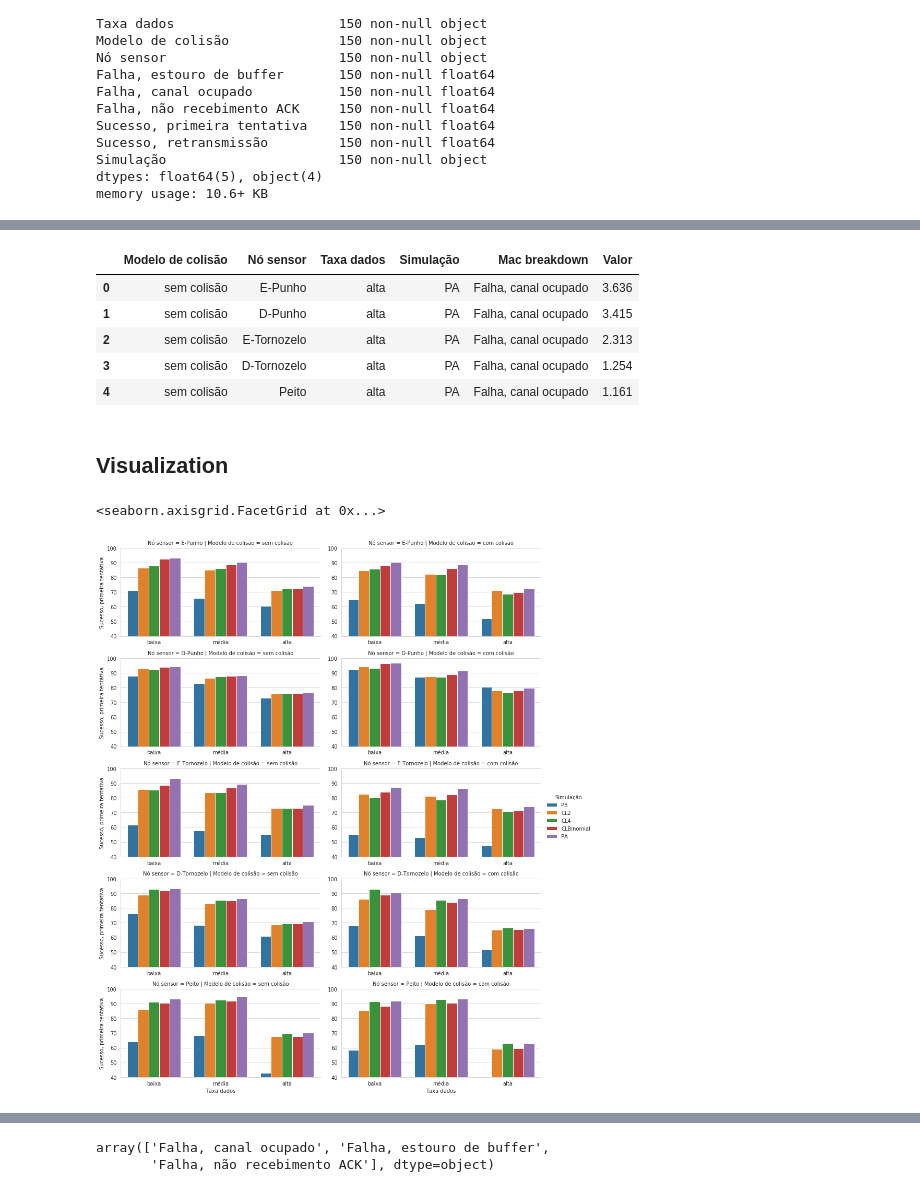
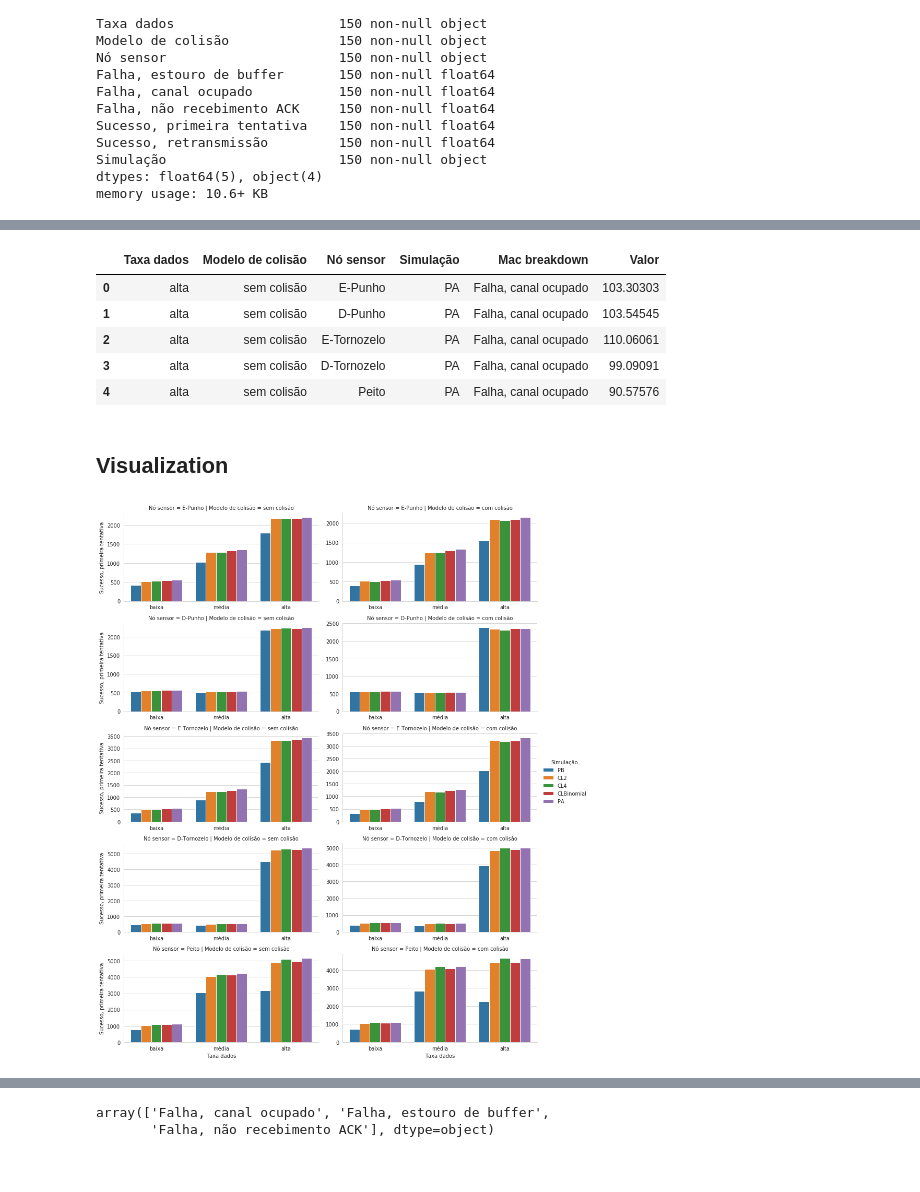
Before and after one commit to GiliardGodoi/LeCAD-Castalia-Simulations, a Jupyter notebook: Castalia-K/notebooks/Packet_Breakdown.ipynb, the cells around one changed output, grey strips where cells are left out. Drawn from its saved outputs; the diff is of its cells as text; code cells hidden in the pictures.

```diff
--- a/Castalia-K/notebooks/Packet_Breakdown.ipynb
+++ b/Castalia-K/notebooks/Packet_Breakdown.ipynb
@@ -88,7 +88,7 @@ numericColumns = [
 ]
 
 df_data[numericColumns] = df_data[numericColumns].astype('float')
-df_data[numericColumns] *= 100
+# df_data[numericColumns] *= 100
 # %%
 nodes_PTbr = {
         'node=1': 'E-Punho',
@@ -219,12 +219,12 @@ melted_data = df_data.melt(id_vars=id_vars,
 # %%
 melted_data.head()
 # %% [output]
-|  | Modelo de colisão | Nó sensor | Taxa dados | Simulação | Mac breakdown | Valor |
-| 0 | sem colisão | E-Punho | alta | PA | Falha, canal ocupado | 3.636 |
-| 1 | sem colisão | D-Punho | alta | PA | Falha, canal ocupado | 3.415 |
-| 2 | sem colisão | E-Tornozelo | alta | PA | Falha, canal ocupado | 2.313 |
-| 3 | sem colisão | D-Tornozelo | alta | PA | Falha, canal ocupado | 1.254 |
-| 4 | sem colisão | Peito | alta | PA | Falha, canal ocupado | 1.161 |
+|  | Taxa dados | Modelo de colisão | Nó sensor | Simulação | Mac breakdown | Valor |
+| 0 | alta | sem colisão | E-Punho | PA | Falha, canal ocupado | 103.30303 |
+| 1 | alta | sem colisão | D-Punho | PA | Falha, canal ocupado | 103.54545 |
+| 2 | alta | sem colisão | E-Tornozelo | PA | Falha, canal ocupado | 110.06061 |
+| 3 | alta | sem colisão | D-Tornozelo | PA | Falha, canal ocupado | 99.09091 |
+| 4 | alta | sem colisão | Peito | PA | Falha, canal ocupado | 90.57576 |
 # %% [markdown]
 ## Visualization
 # %%
@@ -244,10 +244,9 @@ chart_options = dict(data=df_data,
 # %%
 ax = sns.catplot(**chart_options)
 
-ax.set(ylim=(40,100))
+# ax.set(ylim=(40,100))
 # %% [output]
-<seaborn.axisgrid.FacetGrid at 0x...>
-[figure, old version]
+[figure, new version]
 # %%
 chart_options = dict(data=df_data,
                 x='Nó sensor',
```
Also changed, not shown: parts of 74 cells of this notebook, 4 other files.
